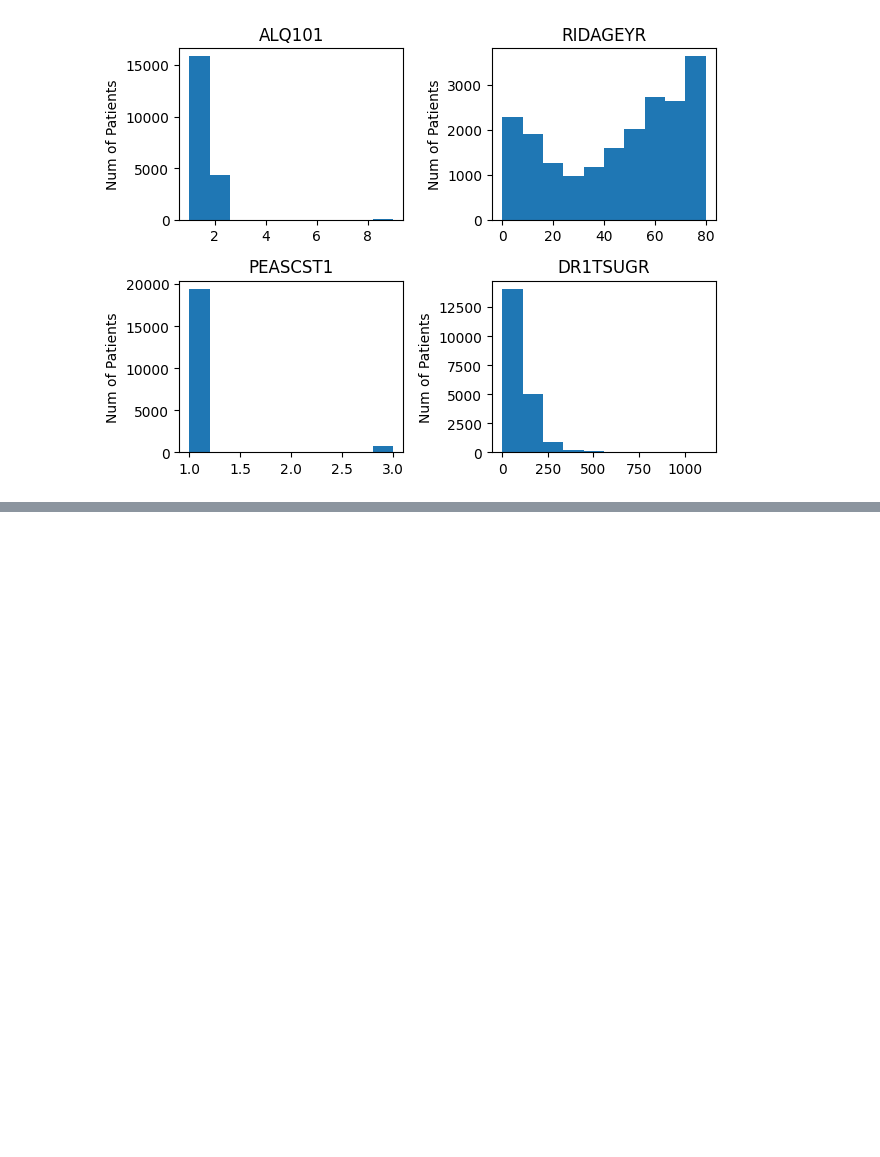
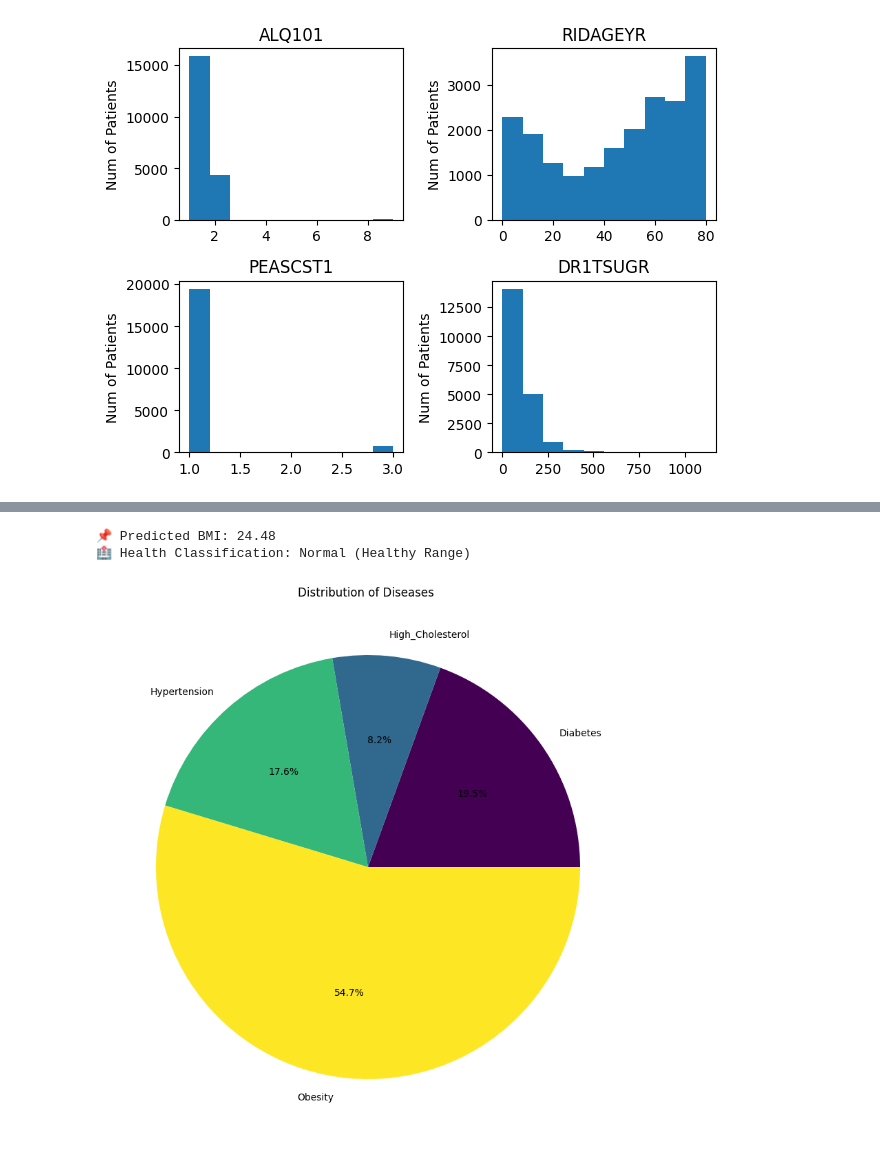
Before and after one commit to MaitriKoyani-Visiobyte/Predictive-Analysis-Project, a Jupyter notebook: predictiveAnalysis.ipynb, the cells around one changed output, grey strips where cells are left out. Cells and saved outputs as stored; diff of their text form; code cells hidden in the pictures; blank space fills up the shorter version.

```diff
--- a/predictiveAnalysis.ipynb
+++ b/predictiveAnalysis.ipynb
@@ -291,0 +441,52 @@ None
+# %%
+# test the model with real data
+
+# Gender (1 = Male, 2 = Female)
+# Age (in years)
+# Height (in cm)
+# Weight (in kg)
+
+gender = 2
+age = 20
+height = 150
+weight = 55
+
+user_data = np.array([[gender, age, height, weight]])
+
+user_data_scaled = scaler.transform(user_data)
+
+predicted_bmi = model.predict(user_data_scaled)[0]
+
+def bmi_risk_classification(bmi):
+    if bmi < 18.5:
+        return "Underweight (Risk: Nutritional Deficiency)"
+    elif 18.5 <= bmi < 25:
+        return "Normal (Healthy Range)"
+    elif 25 <= bmi < 30:
+        return "Overweight (Risk: Diabetes, Heart Disease)"
+    else:
+        return "Obese (High Risk of Diabetes, Heart Disease)"
+
+print(f"\n📌 Predicted BMI: {predicted_bmi:.2f}")
+print(f"🏥 Health Classification: {bmi_risk_classification(predicted_bmi)}")
+# %% [output]
+📌 Predicted BMI: 24.48
+🏥 Health Classification: Normal (Healthy Range)
+# %%
+df['Hypertension'] = (df['BPXSY1'] >= 140) | (df['BPXDI1'] >= 90)
+df['Diabetes'] = (df['DIQ010'] == 1)
+df['Obesity'] = (df['BMXBMI'] >= 30)
+df['High_Cholesterol'] = (df['LBXTC'] >= 240)
+targets = ['Hypertension', 'Diabetes', 'Obesity', 'High_Cholesterol']
+target_df = df[targets]
+
+target_df = target_df[target_df.sum(axis=1) == 1]
+target_df['disease'] = target_df.idxmax(axis=1)
+target_df['counter'] = 1
+plt.figure(figsize=(10, 10))
+target_df.groupby('disease').counter.count().plot(kind='pie', autopct='%1.1f%%', cmap="viridis")
+plt.title("Distribution of Diseases ")
+plt.ylabel("")
+plt.show()
+# %% [output]
+[figure, added]
```
Also changed, not shown: parts of 11 cells of this notebook.
